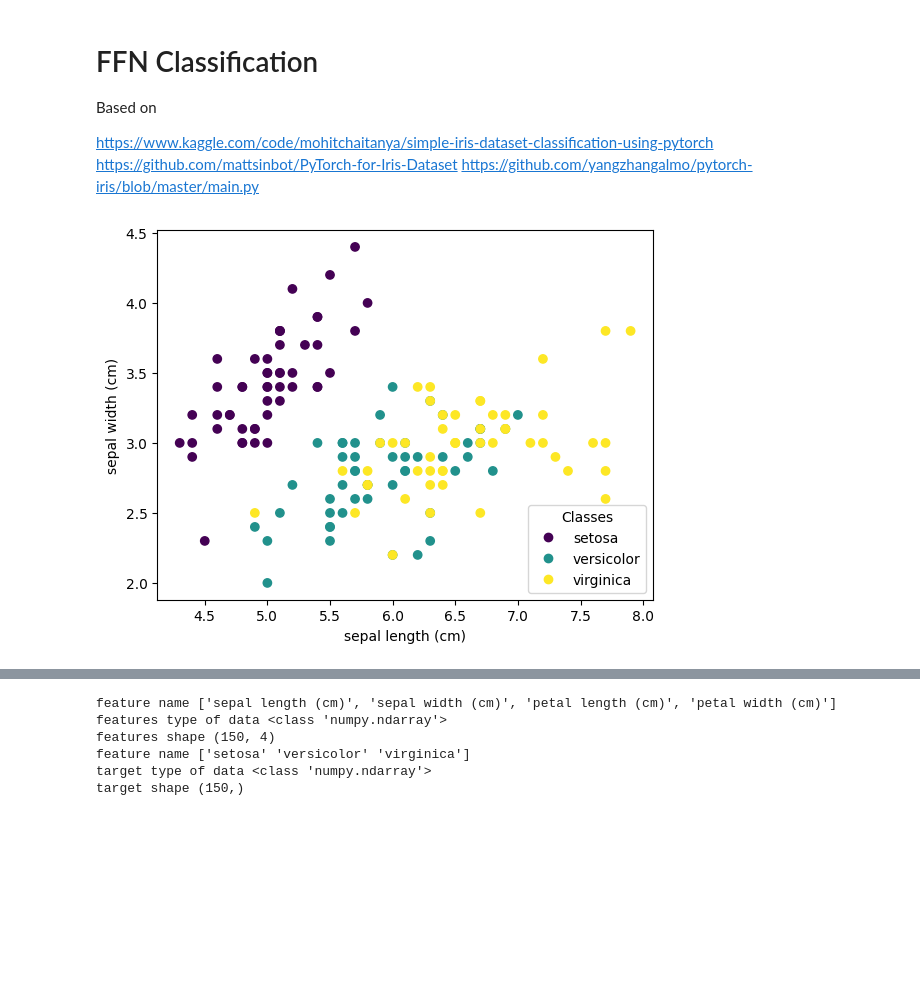
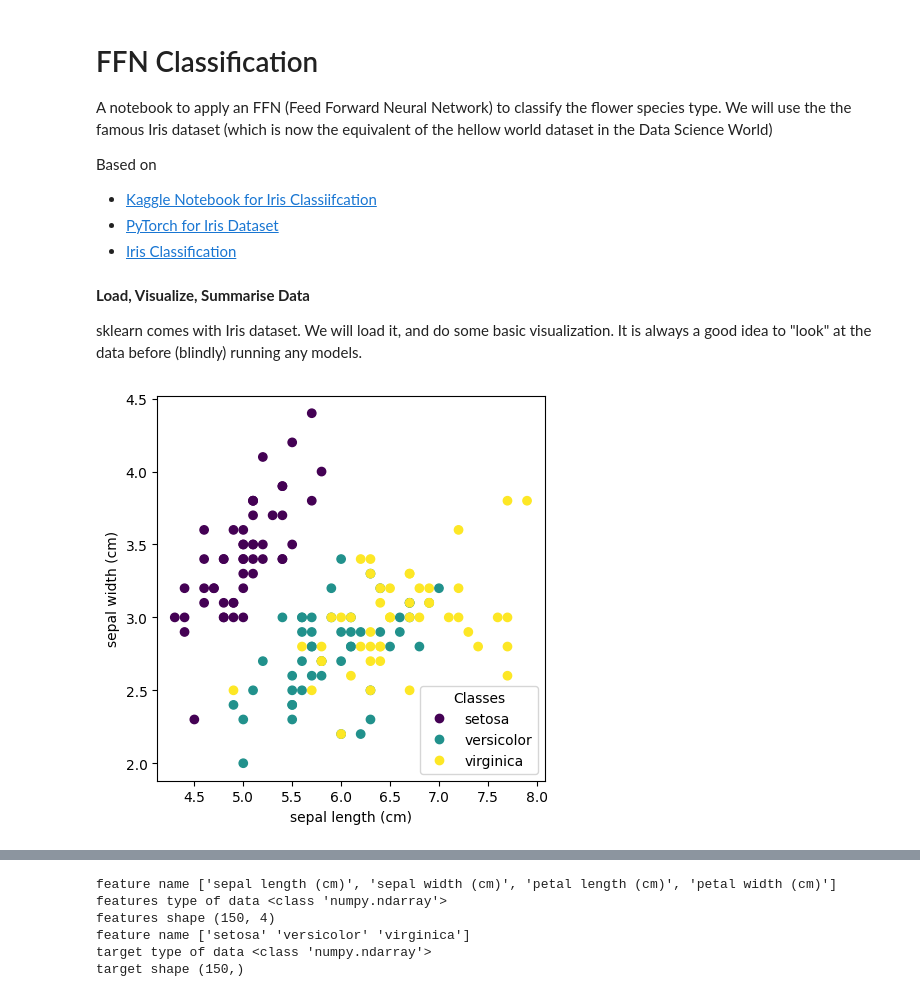
Before and after one commit to mlsquare/intro2dl, a Jupyter notebook: notebooks/00-01-FFN-Classification-Iris.ipynb, the cells around one changed output, grey strips where cells are left out. Cells and saved outputs as stored; diff of their text form; code cells hidden in the pictures; blank space fills up the shorter version.

```diff
--- a/notebooks/00-01-FFN-Classification-Iris.ipynb
+++ b/notebooks/00-01-FFN-Classification-Iris.ipynb
@@ -1,23 +1,28 @@
 # %% [markdown]
 # FFN Classification
 
+A notebook to apply an FFN (Feed Forward Neural Network) to classify the flower species type. We will use the the famous Iris dataset (which is now the equivalent of the hellow world dataset in the Data Science World)
 
 Based on
-
-https://www.kaggle.com/code/mohitchaitanya/simple-iris-dataset-classification-using-pytorch
-https://github.com/mattsinbot/PyTorch-for-Iris-Dataset
-https://github.com/yangzhangalmo/pytorch-iris/blob/master/main.py
+- [Kaggle Notebook for Iris Classiifcation](https://www.kaggle.com/code/mohitchaitanya/simple-iris-dataset-classification-using-pytorch)
+- [PyTorch for Iris Dataset](https://github.com/mattsinbot/PyTorch-for-Iris-Dataset)
+- [Iris Classification](https://github.com/yangzhangalmo/pytorch-iris/blob/master/main.py)
+# %% [markdown]
+**Load, Visualize, Summarise Data**
+
+sklearn comes with Iris dataset. We will load it, and do some basic visualization.
+It is always a good idea to "look" at the data before (blindly) running any models.
 # %%
 from sklearn.datasets import load_iris
 iris = load_iris()
 
 import matplotlib.pyplot as plt
 
-_, ax = plt.subplots()
+_, ax = plt.subplots(figsize=(5,5))
 scatter = ax.scatter(iris.data[:, 0], iris.data[:, 1], c=iris.target)
 ax.set(xlabel=iris.feature_names[0], ylabel=iris.feature_names[1])
 _ = ax.legend(
     scatter.legend_elements()[0], iris.target_names, loc="lower right", title="Classes"
 )
 # %% [output]
-[figure, old version]
+[figure, new version]
```
Also changed, not shown: parts of 2 cells of this notebook.
